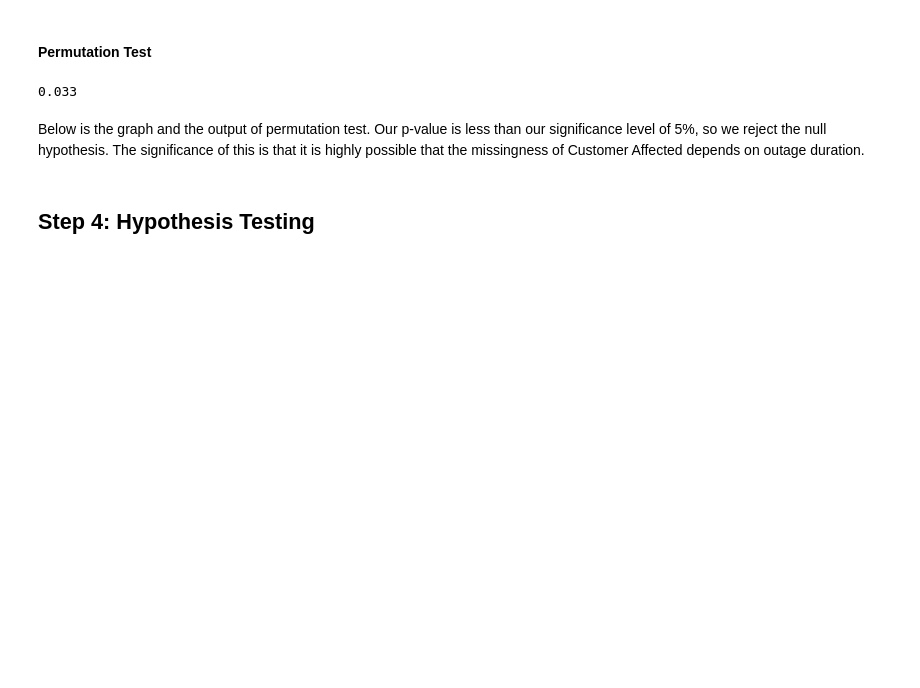
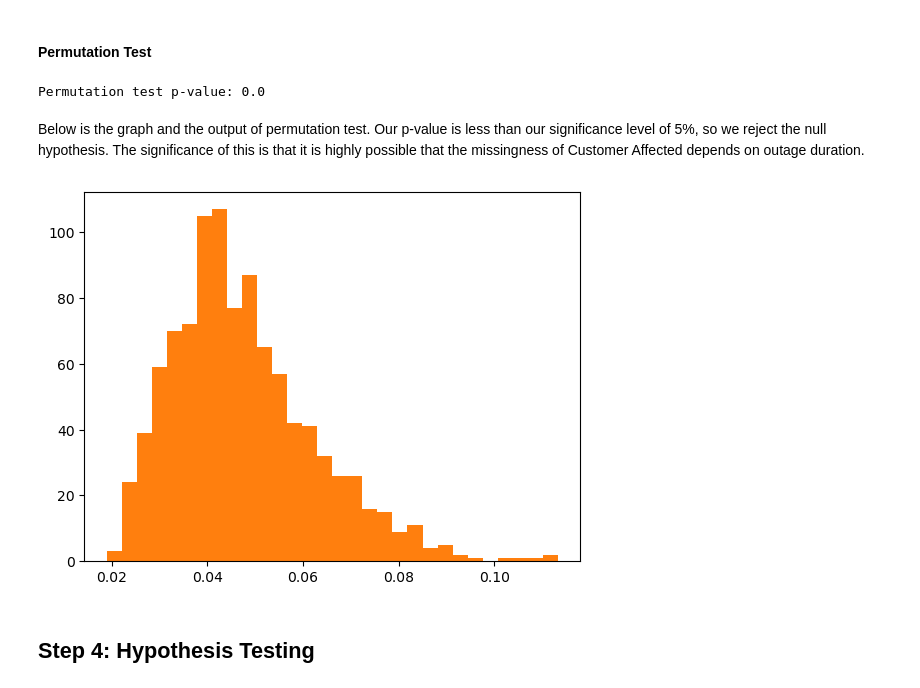
Before and after one commit to SamuelKao/Power-Outage-Research, a Jupyter notebook: template.ipynb, the cells around one changed output. Drawn from its saved outputs; the diff is of its cells as text; code cells hidden in the pictures; blank space fills up the shorter version.

```diff
--- a/template.ipynb
+++ b/template.ipynb
@@ -489,26 +492,30 @@ Name: True, dtype: float64
 # %% [markdown]
 #### Permutation Test
-# %%
-n_permutations = 1000
-permutation_results = []
-
-for _ in range(n_permutations):
-    # Shuffle the 'is_missing' indicator
-    shuffled_categories = np.random.permutation(outages1['OUTAGE_DURATION'])
-    shuffled_df = outages1.copy()
-    shuffled_df['OUTAGE_DURATION'] = shuffled_categories
-
-    missing_indic = shuffled_df[['CUSTOMERS.AFFECTED', 'OUTAGE_DURATION']].assign(is_missing=shuffled_df['CUSTOMERS.AFFECTED'].isna())
-    missing_indic = missing_indic.drop(columns=['CUSTOMERS.AFFECTED'])
-    test_diff = missing_indic.groupby('is_missing').mean().diff().abs().iloc[-1]
-    permutation_results.append(test_diff)
-
-permuted_diffs = np.array(permutation_results)
-
-p_value = np.sum(permuted_diffs >= observed_diff[-1]) / n_permutations
-
-p_value
-# %% [output]
-0.033
+# %%
+import numpy as np
+
+
+
+n_permutations = 1000
+permuted_ks_stats = []
+
+for _ in range(n_permutations):
+    # Shuffle the 'OUTAGE_DURATION' data
+    shuffled_outage_duration = np.random.permutation(outages1['OUTAGE_DURATION'])
+
+    # Compute KS statistic for shuffled data
+    permuted_ks_stat, _ = ks_2samp(shuffled_outage_duration[outages1['CUSTOMERS.AFFECTED'].notna()],
+                                    shuffled_outage_duration[outages1['CUSTOMERS.AFFECTED'].isna()])
+
+    permuted_ks_stats.append(permuted_ks_stat)
+
+permuted_ks_stats = np.array(permuted_ks_stats)
+
+# Compute p-value
+p_value_permutation = np.sum(permuted_ks_stats >= observed_ks_stat) / n_permutations
+
+print("Permutation test p-value:", p_value_permutation)
+# %% [output]
+Permutation test p-value: 0.0
 # %% [markdown]
 Below is the graph and the output of permutation test. Our p-value is less than our significance level of 5%, so we reject the null hypothesis. The significance of this is that it is highly possible that the missingness of Customer Affected depends on outage duration.
@@ -524,3 +522,21 @@ plt.show()
+# %%
+fig = go.Figure(data=[go.Histogram(x=permuted_ks_stats, nbinsx=30, marker_color='skyblue', opacity=0.7)])
+
+# Calculate the x position of the p-value
+p_value_x_position = np.percentile(permuted_ks_stats, 100 * (1 - p_value_permutation))
+
+# Add red line at the position of the p-value
+fig.add_shape(type='line', x0=p_value_x_position, y0=0, x1=p_value_x_position, y1=max(plt.hist(permuted_ks_stats, bins=30)[0]),
+              line=dict(color='red', width=1), name='P-value')
+
+fig.update_layout(title='Distribution of Permuted KS Statistics',
+                  xaxis_title='KS Statistic',
+                  yaxis_title='Frequency',
+                  showlegend=True)
+
+fig.write_html('permuted_ks_stats_distribution_with_p_value.html', include_plotlyjs='cdn')
+# %% [output]
+[figure, added]
 # %% [markdown]
 ## Step 4: Hypothesis Testing
 # %%
```
Also changed, not shown: parts of 4 cells of this notebook.
